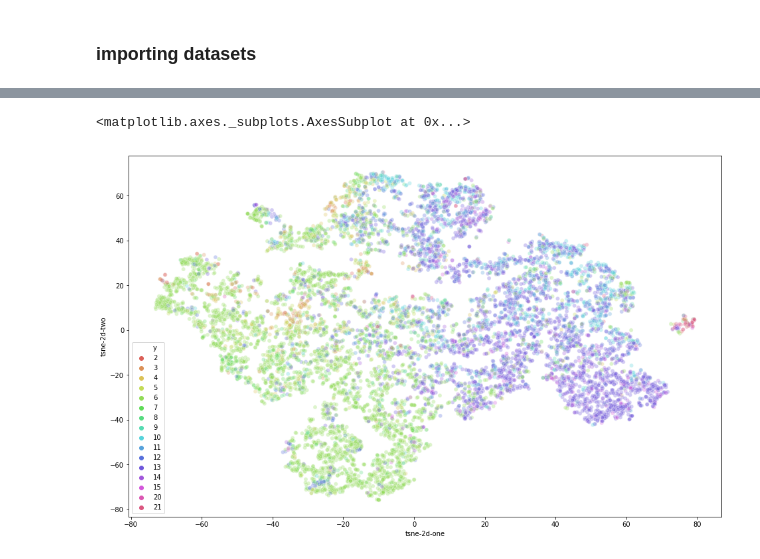
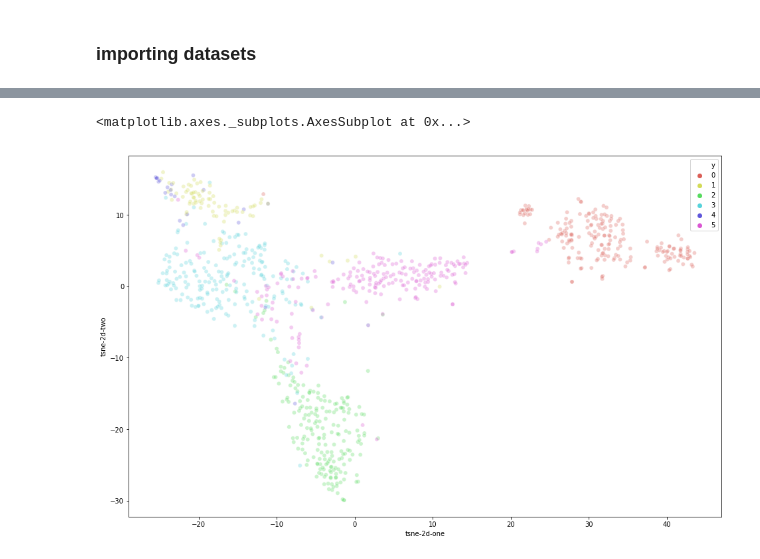
Before and after one commit to patrickcgray/landcover_rcnn, a Jupyter notebook: Clustering and Viz Experimentation.ipynb, the cells around one changed output, grey strips where cells are left out. Saved outputs shown, nothing was run; the diff lists cells and outputs as text; code cells hidden in the pictures.

```diff
--- a/Clustering and Viz Experimentation.ipynb
+++ b/Clustering and Viz Experimentation.ipynb
@@ -162,0 +34,33 @@ y[y == 17] = 16
+# %%
+lc_labels = rasterio.open('/deep_data/recurrent_data/NLCD_DATA/landcover/NLCD_2011_Land_Cover_L48_20190424.img')
+canopy_labels = rasterio.open('/deep_data/recurrent_data/NLCD_DATA/canopy/CONUSCartographic_2_8_16/Cartographic/nlcd2011_usfs_conus_canopy_cartographic.img')
+
+class_dict = util.indexed_dictionary
+
+tiles = {}
+landsat_datasets = {}
+tiles['028012'] = ['20110324', '20110612', '20110831', '20111103']
+tiles['029011'] = ['20110308', '20110425', '20110831', '20111103']
+tiles['028011'] = ['20110308', '20110628', '20110831', '20111103']
+#tiles['028012'] = ['20110831']
+#tiles['029011'] = ['20110831']
+#tiles['028011'] = ['20110831']
+for tile_number, dates in tiles.items():
+    tile_datasets = []
+    l8_image_paths = []
+    for date in dates:
+        l8_image_paths.append('/deep_data/recurrent_data/tile{}/combined/combined{}.tif'.format(tile_number, date))
+    for fp in l8_image_paths:
+        tile_datasets.append(rasterio.open(fp))
+    landsat_datasets[tile_number] = tile_datasets
+
+tile_size = 5
+tile_list = ['028012', '029011', '028011']
+class_count = len(class_dict)
+clean_pixels_count = 50000
+max_count_per_class = 200
+# %%
+sk_data, sk_labels, class_count_dict = rnn_pixels.balanced_pix_data(landsat_datasets, lc_labels, canopy_labels, tile_size, tile_list,
+                           clean_pixels_count, class_count, max_count_per_class, class_dict, buffer_pix=1)
+
+sk_data.shape, sk_labels.shape, class_count_dict
@@ -299,9 +154,9 @@ import pandas as pd
 from mpl_toolkits.mplot3d import Axes3D
 
 pca = PCA(n_components=3)
-pca_result = pca.fit_transform(sk_im_batch)
+pca_result = pca.fit_transform(sk_data)
 
 print('Explained variation per principal component: {}'.format(pca.explained_variance_ratio_))
 
-df = pd.DataFrame({'pca-one':pca_result[:,0],'pca-two':pca_result[:,1],'pca-three':pca_result[:,2], 'y' : np.argmax(sk_label_batch, axis=1)})
+df = pd.DataFrame({'pca-one':pca_result[:,0],'pca-two':pca_result[:,1],'pca-three':pca_result[:,2], 'y' : sk_labels})
 # %% [output]
@@ -339,7 +194,7 @@ from time import time
 from sklearn.manifold import TSNE
 
 N = 10000
-data_subset = sk_im_batch[:N, :]
+data_subset = sk_data[:N, :]
 
 time_start = time()
 tsne = TSNE(n_components=2, verbose=1, perplexity=50, n_iter=1000)
@@ -370,13 +216,13 @@ df_subset['tsne-2d-two'] = tsne_results[:,1]
 # %%
 plt.figure(figsize=(16,10))
 sns.scatterplot(
     x="tsne-2d-one", y="tsne-2d-two",
     hue="y",
-    palette=sns.color_palette("hls", len(np.unique(np.argmax(sk_label_batch, axis=1)))),
+    palette=sns.color_palette("hls", len(np.unique(sk_labels))),
     data=df_subset,
     legend="full",
     alpha=0.3
 )
 # %% [output]
 <matplotlib.axes._subplots.AxesSubplot at 0x...>
-[figure, old version]
+[figure, new version]
```
Also changed, not shown: parts of 36 cells of this notebook, 3 other files.
